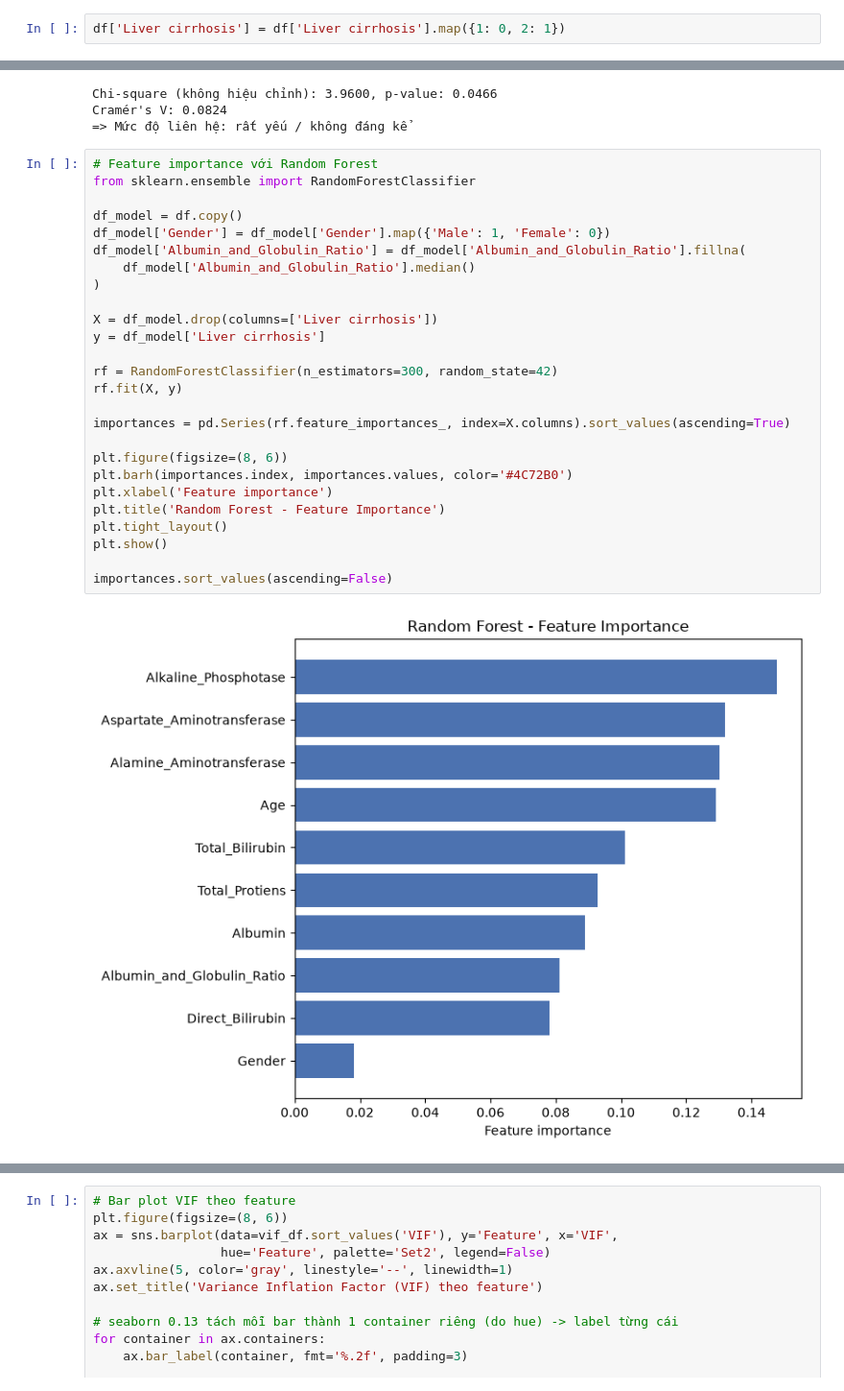
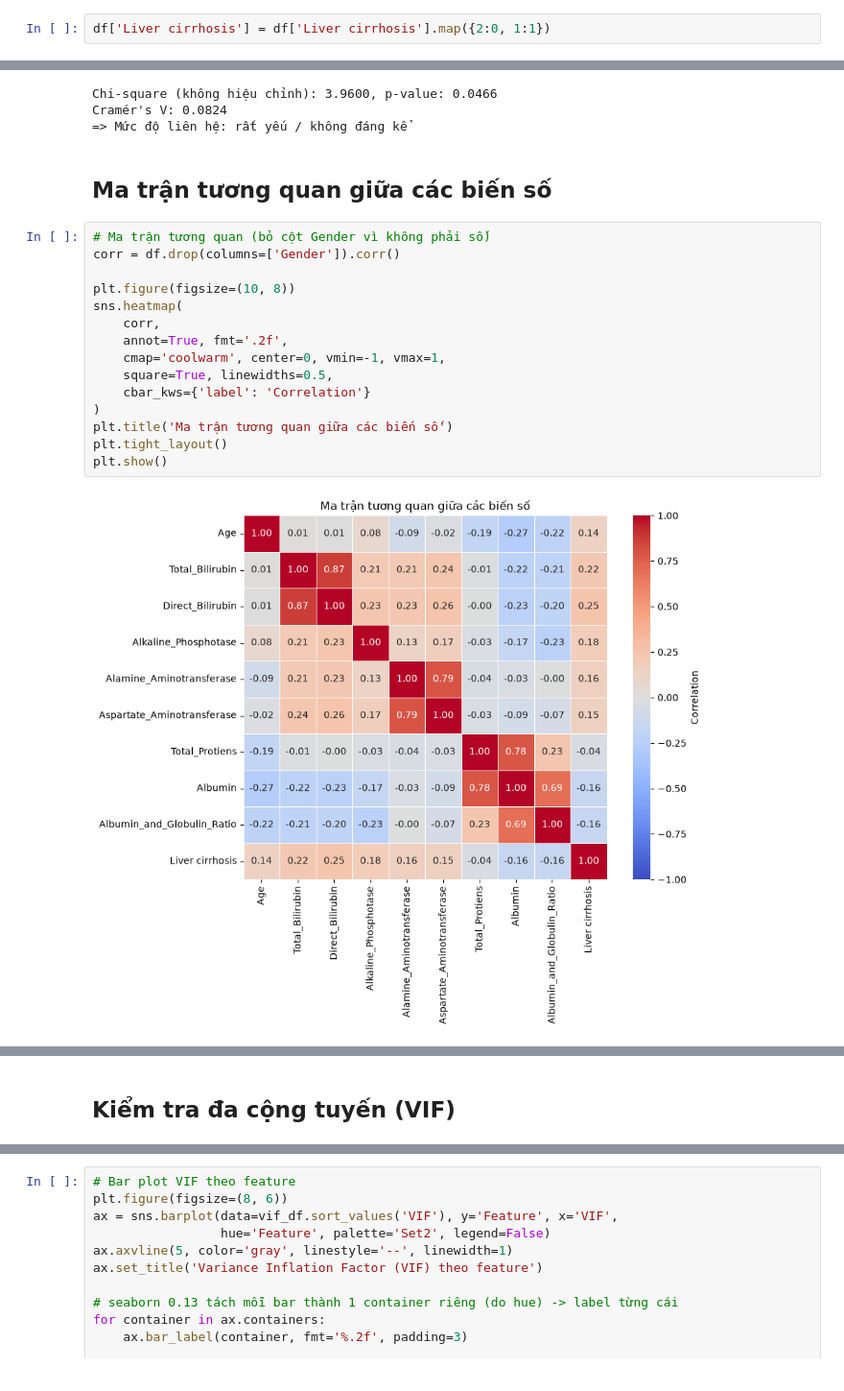
Before and after one commit to thiennguyen37-qn/Bootstrap-and-KFold-validation-with-R, a Jupyter notebook: a.ipynb, the cells around one changed output, grey strips where cells are left out. Shown at 96% size. Drawn from its saved outputs; the diff is of its cells as text.

```diff
--- a/a.ipynb
+++ b/a.ipynb
@@ -34,4 +38,4 @@ display(df)
 | 582 | 38 | Male | 1.0 | 0.3 | 216 | 21 | ... |
 583 rows × 11 columns
 # %%
-df['Liver cirrhosis'] = df['Liver cirrhosis'].map({1: 0, 2: 1})
+df['Liver cirrhosis'] = df['Liver cirrhosis'].map({2:0, 1:1})
@@ -196,31 +189,22 @@ print(f"=> Mức độ liên hệ: {strength}")
 Chi-square (không hiệu chỉnh): 3.9600, p-value: 0.0466
 Cramér's V: 0.0824
 => Mức độ liên hệ: rất yếu / không đáng kể
+# %% [markdown]
+## Ma trận tương quan giữa các biến số
 # %%
-# Feature importance với Random Forest
-from sklearn.ensemble import RandomForestClassifier
+# Ma trận tương quan (bỏ cột Gender vì không phải số)
+corr = df.drop(columns=['Gender']).corr()
 
-df_model = df.copy()
-df_model['Gender'] = df_model['Gender'].map({'Male': 1, 'Female': 0})
-df_model['Albumin_and_Globulin_Ratio'] = df_model['Albumin_and_Globulin_Ratio'].fillna(
-    df_model['Albumin_and_Globulin_Ratio'].median()
+plt.figure(figsize=(10, 8))
+sns.heatmap(
+    corr,
+    annot=True, fmt='.2f',
+    cmap='coolwarm', center=0, vmin=-1, vmax=1,
+    square=True, linewidths=0.5,
+    cbar_kws={'label': 'Correlation'}
 )
-
-X = df_model.drop(columns=['Liver cirrhosis'])
-y = df_model['Liver cirrhosis']
-
-rf = RandomForestClassifier(n_estimators=300, random_state=42)
-rf.fit(X, y)
-
-importances = pd.Series(rf.feature_importances_, index=X.columns).sort_values(ascending=True)
-
-plt.figure(figsize=(8, 6))
-plt.barh(importances.index, importances.values, color='#4C72B0')
-plt.xlabel('Feature importance')
-plt.title('Random Forest - Feature Importance')
+plt.title('Ma trận tương quan giữa các biến số')
 plt.tight_layout()
 plt.show()
-
-importances.sort_values(ascending=False)
 # %% [output]
-[figure, old version]
+[figure, new version]
@@ -238,3 +211,5 @@ dtype: float64
+# %% [markdown]
+## Kiểm tra đa cộng tuyến (VIF)
 # %%
 # VIF (Variance Inflation Factor): kiểm tra đa cộng tuyến giữa các feature
 from statsmodels.stats.outliers_influence import variance_inflation_factor
```
Also changed, not shown: parts of 34 cells of this notebook.
